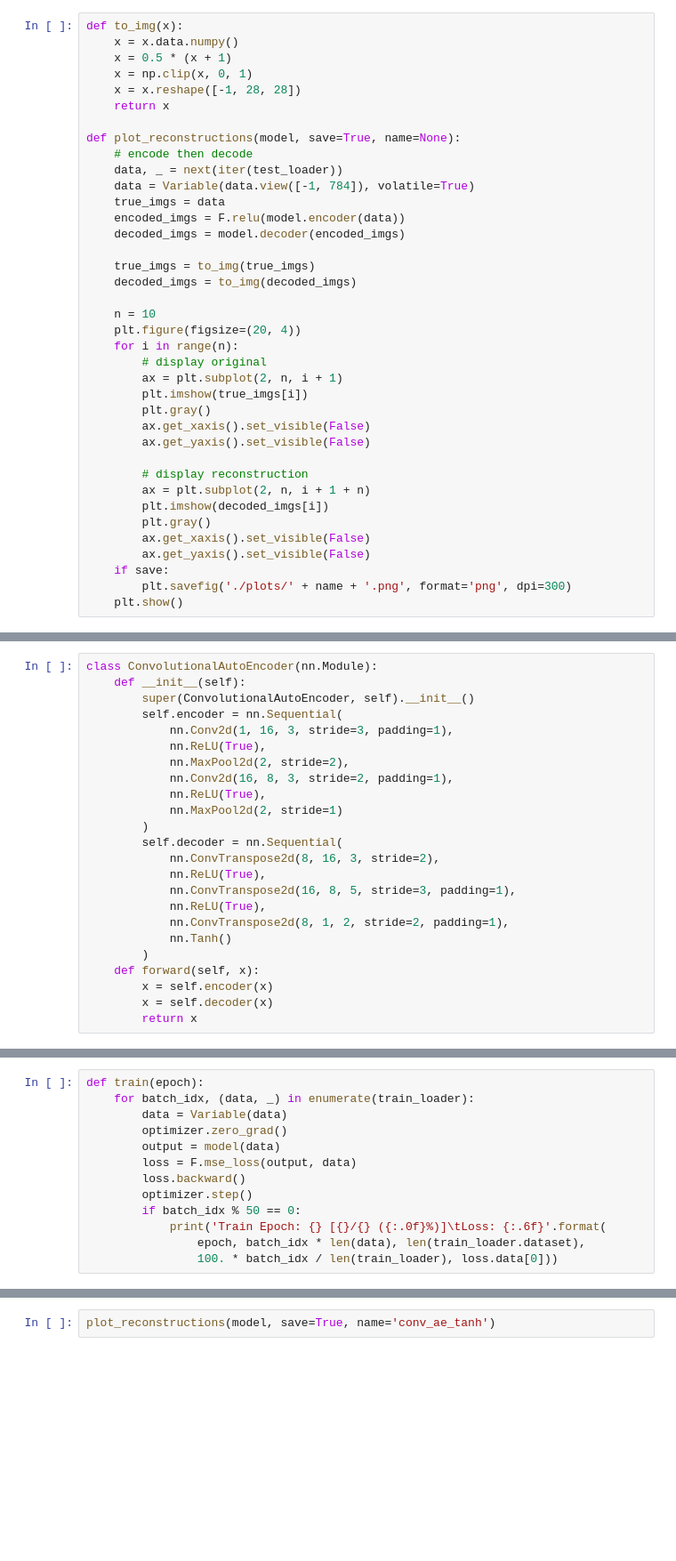
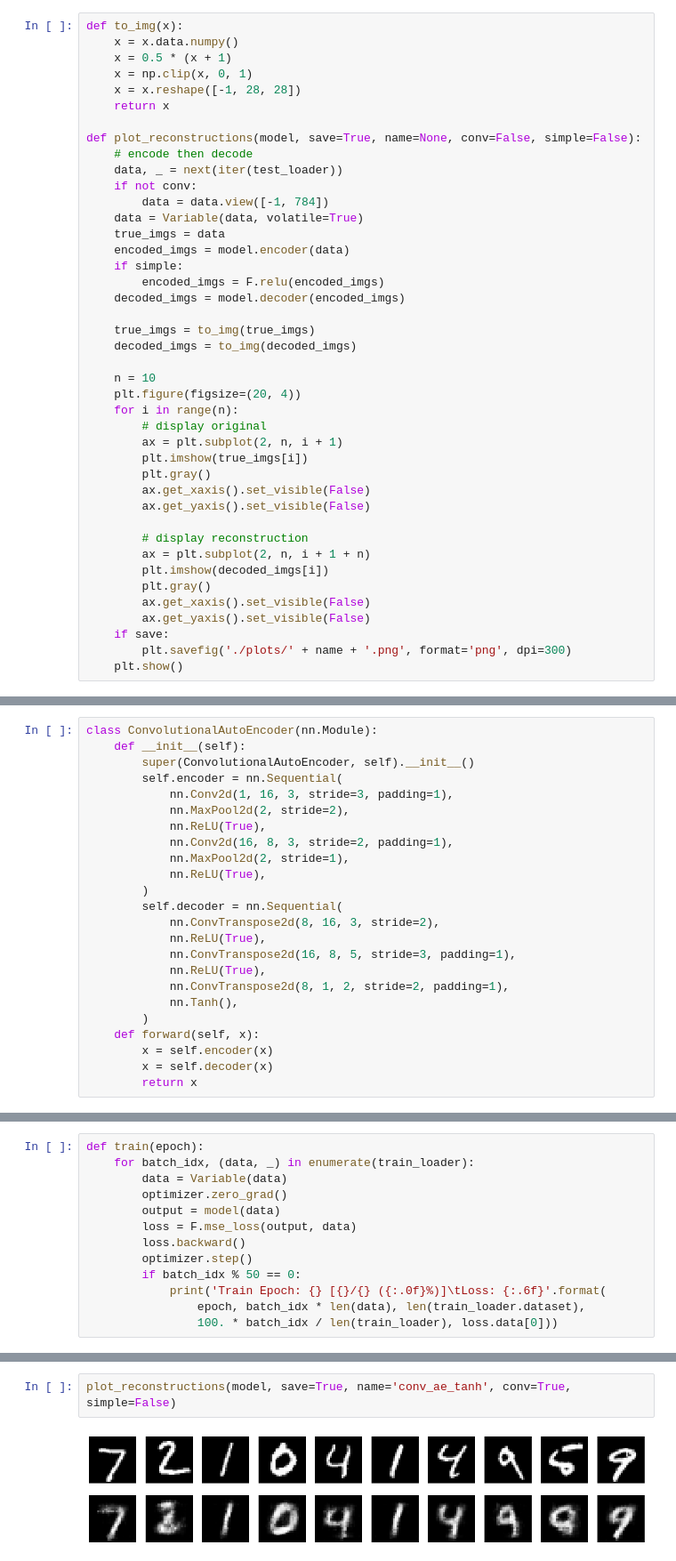
Before and after one commit to LigangZheng/vae-pytorch, a Jupyter notebook: Playground.ipynb, the cells around one changed output, grey strips where cells are left out. Shown at 89% size. Drawn from its saved outputs; the diff is of its cells as text; blank space fills up the shorter version.

Commit message:
added conv ae

```diff
--- a/Playground.ipynb
+++ b/Playground.ipynb
@@ -55,12 +55,16 @@ def to_img(x):
     x = x.reshape([-1, 28, 28])
     return x
 
-def plot_reconstructions(model, save=True, name=None):
+def plot_reconstructions(model, save=True, name=None, conv=False, simple=False):
     # encode then decode
     data, _ = next(iter(test_loader))
-    data = Variable(data.view([-1, 784]), volatile=True)
+    if not conv:
+        data = data.view([-1, 784])
+    data = Variable(data, volatile=True)
     true_imgs = data
-    encoded_imgs = F.relu(model.encoder(data))
+    encoded_imgs = model.encoder(data)
+    if simple:
+        encoded_imgs = F.relu(encoded_imgs)
     decoded_imgs = model.decoder(encoded_imgs)
 
     true_imgs = to_img(true_imgs)
@@ -195,11 +199,11 @@ class ConvolutionalAutoEncoder(nn.Module):
         super(ConvolutionalAutoEncoder, self).__init__()
         self.encoder = nn.Sequential(
             nn.Conv2d(1, 16, 3, stride=3, padding=1),
+            nn.MaxPool2d(2, stride=2),
             nn.ReLU(True),
-            nn.MaxPool2d(2, stride=2),
             nn.Conv2d(16, 8, 3, stride=2, padding=1),
+            nn.MaxPool2d(2, stride=1),
             nn.ReLU(True),
-            nn.MaxPool2d(2, stride=1)
         )
         self.decoder = nn.Sequential(
             nn.ConvTranspose2d(8, 16, 3, stride=2),
@@ -207,7 +211,7 @@ class ConvolutionalAutoEncoder(nn.Module):
             nn.ConvTranspose2d(16, 8, 5, stride=3, padding=1),
             nn.ReLU(True),
             nn.ConvTranspose2d(8, 1, 2, stride=2, padding=1),
-            nn.Tanh()
+            nn.Tanh(),
         )
     def forward(self, x):
         x = self.encoder(x)
@@ -255,2 +251,4 @@ Train Epoch: 11 [25600/60000 (43%)]     Loss: 0.143284
 # %%
-plot_reconstructions(model, save=True, name='conv_ae_tanh')
+plot_reconstructions(model, save=True, name='conv_ae_tanh', conv=True, simple=False)
+# %% [output]
+[figure, added]
```
Also changed, not shown: parts of 3 cells of this notebook, 2 other files.
